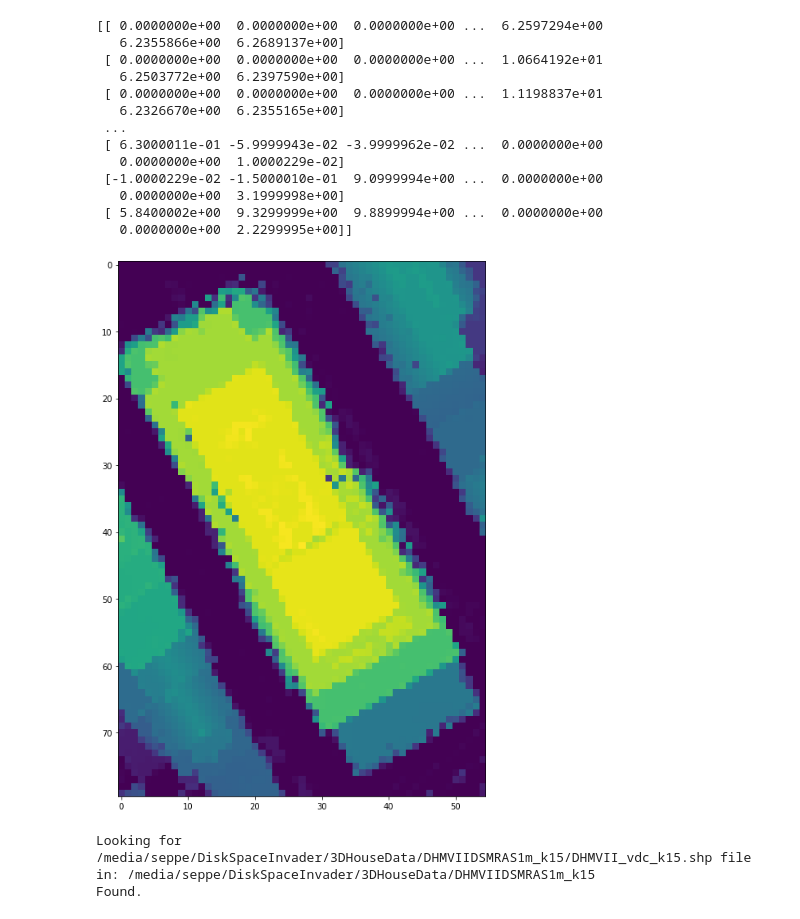
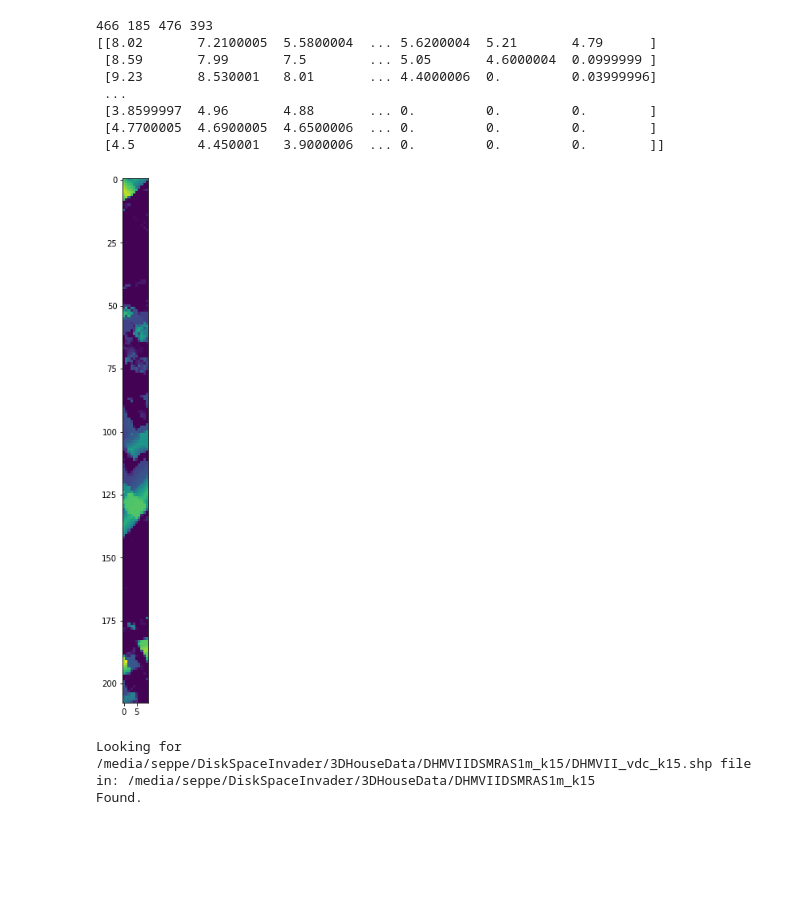
Before and after one commit to SeppeSeghers/MyPlayground, a Jupyter notebook: 3D-House-Project/Code/3d_plotter.ipynb, the cells around one changed output. Drawn from its saved outputs; the diff is of its cells as text; code cells hidden in the pictures; blank space fills up the shorter version.

```diff
--- a/3D-House-Project/Code/3d_plotter.ipynb
+++ b/3D-House-Project/Code/3d_plotter.ipynb
@@ -97,13 +163,0 @@ Found UpperRight {'Lat_WGS84': 51.05206034510974, 'Lon_WGS84': 4.420362429143242
-# %%
-fig, (ax1, ax2) = plt.subplots(2,1, figsize=(12, 12))
-dtm_tif = beacontifs[0][0]
-dtm_im = rio.open(dtm_tif)
-show(dtm_im, ax=ax1, )
-
-dsm_tif = beacontifs[0][1]
-dsm_im = rio.open(dsm_tif)
-show(dsm_im, ax=ax2)
-
-
-plt.show()
-print(beacontifs)
@@ -113,36 +164,44 @@ print(beacontifs)
 # %%
-l = beacontifs[1][0]
-b = beacontifs[1][1]
-r = beacontifs[1][2]
-t = beacontifs[1][3]
+# TESTING GROUND, DANGER AHEAD, PROCEED WITH CAUTION
+
+
+l = my_tifs[1][0]
+b = my_tifs[1][1]
+r = my_tifs[1][2]
+t = my_tifs[1][3]
 w = r-l
 h = t-b
 
-with rio.open(beacontifs[0][0]) as dtm:
-    with rio.open(beacontifs[0][1]) as dsm:
-        terrain_array = dtm.read()
-        surface_array = dsm.read()
-        chm_array = np.array(surface_array - terrain_array)
-        fig, ax = plt.subplots(1, figsize=(12, 12))
-        crop = chm_array[0][110:190, 215:270]
-        print(crop)
-        show(crop, ax=ax)
-        plt.show()
+def manual_mask(tile_panda,tifs):
+    with rio.open(tifs[0][0].file_path) as dtm:
+        with rio.open(tifs[0][1].file_path) as dsm:
+            terrain_array = dtm.read()
+            surface_array = dsm.read()
+            chm_array = np.array(surface_array-terrain_array)
+            l_dif = int(l-tifs[0][0].left_bound)
+            b_dif = int(b-tifs[0][0].bottom_bound)
+            r_dif = int(l_dif+w)
+            t_dif = int(tifs[0][0].top_bound-t)
+            print(l_dif, b_dif, r_dif, t_dif)
+            fig, ax = plt.subplots(1, figsize=(12, 12))
+            crop = chm_array[0][b_dif:t_dif, l_dif:r_dif]
+            print(crop)
+            show(crop, ax=ax)
+            plt.show()
+
+
+
+manual_mask(lookup_panda, my_tifs)
 # %% [output]
-[[ 0.0000000e+00  0.0000000e+00  0.0000000e+00 ...  6.2597294e+00
-   6.2355866e+00  6.2689137e+00]
- [ 0.0000000e+00  0.0000000e+00  0.0000000e+00 ...  1.0664192e+01
-   6.2503772e+00  6.2397590e+00]
- [ 0.0000000e+00  0.0000000e+00  0.0000000e+00 ...  1.1198837e+01
-   6.2326670e+00  6.2355165e+00]
+466 185 476 393
+[[8.02       7.2100005  5.5800004  ... 5.6200004  5.21       4.79      ]
+ [8.59       7.99       7.5        ... 5.05       4.6000004  0.0999999 ]
+ [9.23       8.530001   8.01       ... 4.4000006  0.         0.03999996]
  ...
- [ 6.3000011e-01 -5.9999943e-02 -3.9999962e-02 ...  0.0000000e+00
-   0.0000000e+00  1.0000229e-02]
- [-1.0000229e-02 -1.5000010e-01  9.0999994e+00 ...  0.0000000e+00
-   0.0000000e+00  3.1999998e+00]
- [ 5.8400002e+00  9.3299999e+00  9.8899994e+00 ...  0.0000000e+00
-   0.0000000e+00  2.2299995e+00]]
+ [3.8599997  4.96       4.88       ... 0.         0.         0.        ]
+ [4.7700005  4.6900005  4.6500006  ... 0.         0.         0.        ]
+ [4.5        4.450001   3.9000006  ... 0.         0.         0.        ]]
-[figure, old version]
+[figure, new version]
 # %%
 import zipfile
 import time
```
Also changed, not shown: parts of 7 cells of this notebook, 1 other file.
